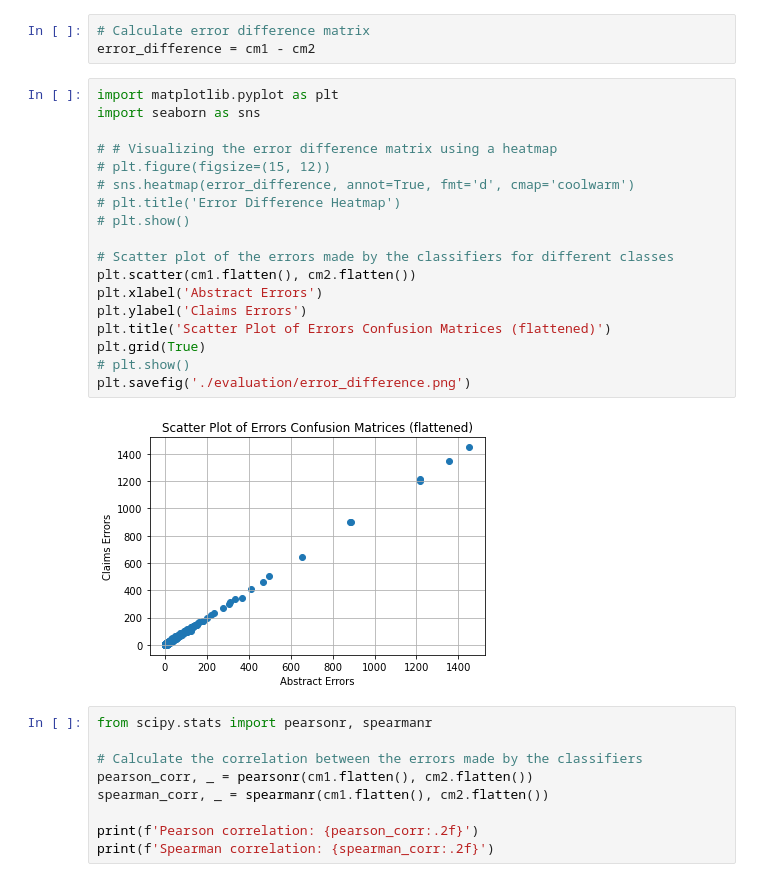
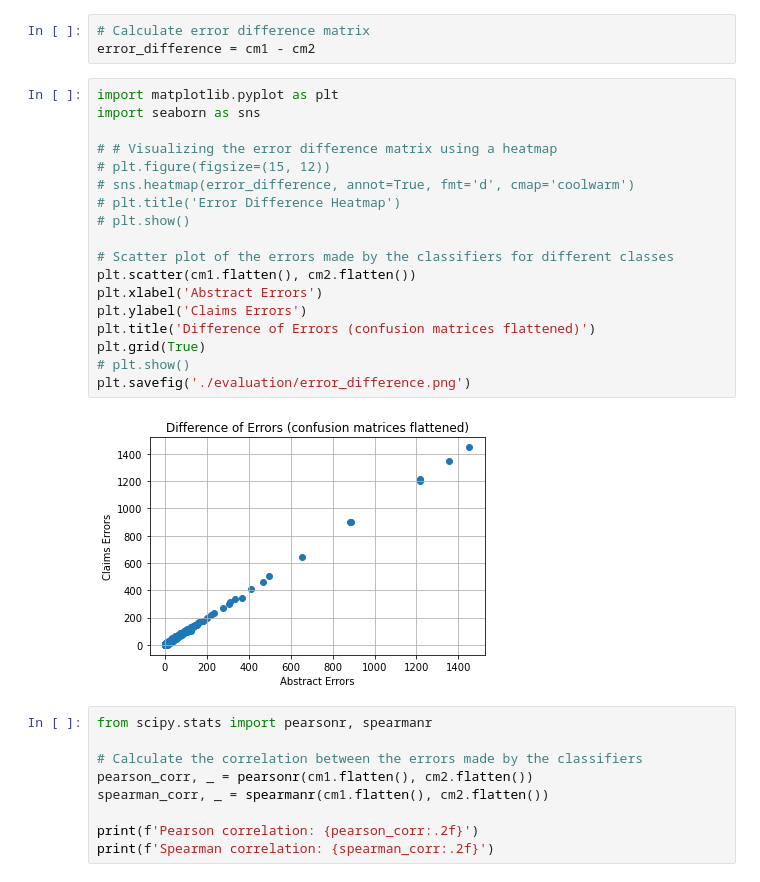
Before and after one commit to ZoeYou/PatentEval, a Jupyter notebook: ipc_cls/visualize_error.ipynb, the cells around one changed output. Drawn from its saved outputs; the diff is of its cells as text.

```diff
--- a/ipc_cls/visualize_error.ipynb
+++ b/ipc_cls/visualize_error.ipynb
@@ -164,23 +164,23 @@ error_difference = cm1 - cm2
 # %%
 import matplotlib.pyplot as plt
 import seaborn as sns
 
 # # Visualizing the error difference matrix using a heatmap
 # plt.figure(figsize=(15, 12))
 # sns.heatmap(error_difference, annot=True, fmt='d', cmap='coolwarm')
 # plt.title('Error Difference Heatmap')
 # plt.show()
 
 # Scatter plot of the errors made by the classifiers for different classes
 plt.scatter(cm1.flatten(), cm2.flatten())
 plt.xlabel('Abstract Errors')
 plt.ylabel('Claims Errors')
-plt.title('Scatter Plot of Errors Confusion Matrices (flattened)')
+plt.title('Difference of Errors (confusion matrices flattened)')
 plt.grid(True)
 # plt.show()
 plt.savefig('./evaluation/error_difference.png')
 # %% [output]
-[figure, old version]
+[figure, new version]
 # %%
 from scipy.stats import pearsonr, spearmanr
 
```
Also changed, not shown: 2 other files.
